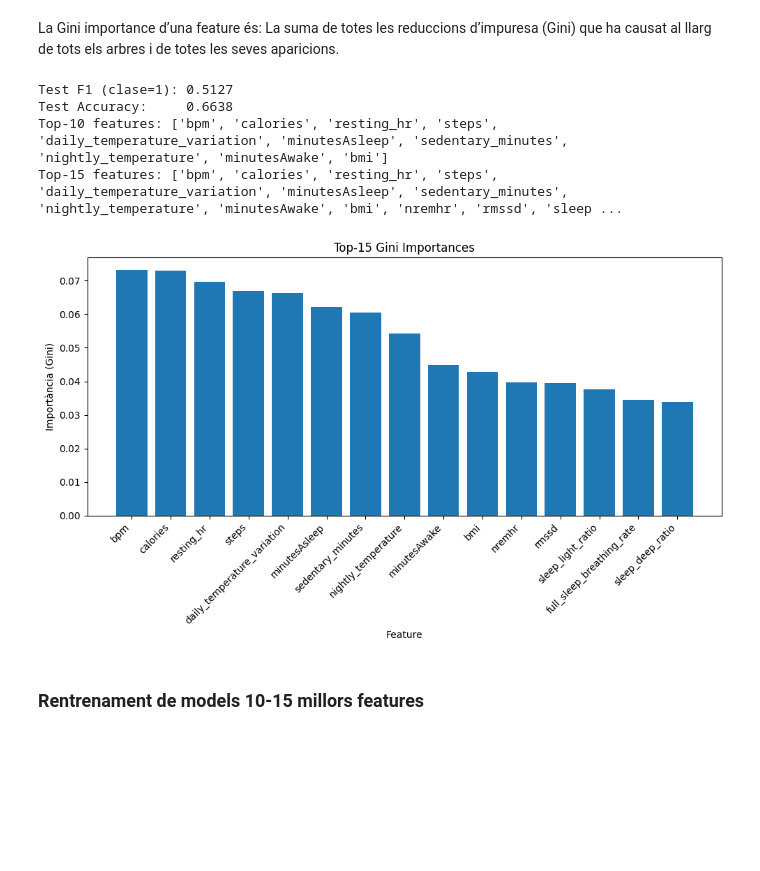
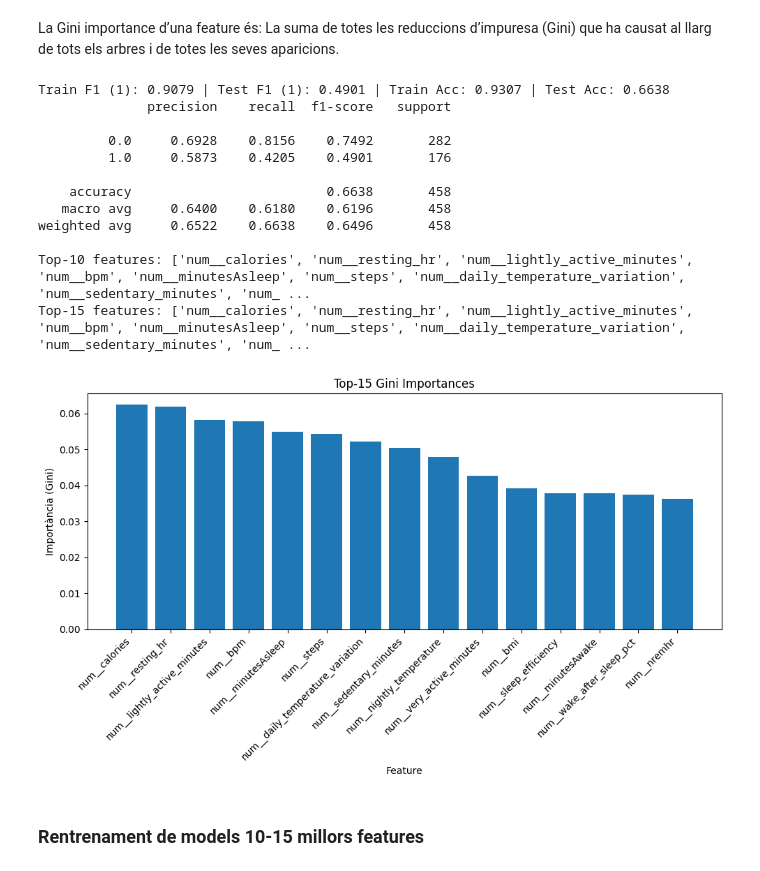
Before and after one commit to RogerDuran808/AI-Health-Assistant, a Jupyter notebook: notebooks/03_LifeSnaps_Preprocessing_Experiments.ipynb, the cells around one changed output. Cells and saved outputs as stored; diff of their text form; code cells hidden in the pictures; blank space fills up the shorter version.

```diff
--- a/notebooks/03_LifeSnaps_Preprocessing_Experiments.ipynb
+++ b/notebooks/03_LifeSnaps_Preprocessing_Experiments.ipynb
@@ -372,3 +279,8 @@ weighted avg       0.62      0.60      0.61       458
 # %%
-plot_learning_curve(reg_models["Logistic Regression"], X_train, y_train, "LogReg Learning Curve")
+plot_learning_curve(
+    "Logistic Regression",
+    reg_models,
+    X_train,
+    y_train
+    )
 # %% [output]
@@ -467,5 +373,10 @@ weighted avg       0.64      0.63      0.63       458
 # %%
 # Observem la corba d'aprenentatge:
 
-plot_learning_curve(base_models["RandomForest"], X_train, y_train, "RF Learning Curve - Random Forest")
+plot_learning_curve(
+    model_name,
+    base_models,
+    X_train,
+    y_train
+)
 # %% [output]
@@ -489,7 +400,6 @@ param_grid_rf = {
 }
 
 pipe_rf = ImbPipeline([
-    ("preprocessor", preprocessor),
     ("clf", RandomForestClassifier(class_weight="balanced", random_state=42, n_jobs=-1))
 ])
 
@@ -497,68 +407,60 @@ pipe_rf = ImbPipeline([
 best_est, y_train_pred, train_report, y_test_pred, test_report, best_params, best_score = train_models(
         X_train,
         y_train,
+        X_test,
+        y_test,
         pipe_rf,
-        param_grid_rf
+        param_grid_rf,
+        search_type='grid'
     )
 
 
-# Extracció dels noms de feature després del preproc
-preproc = best_est.named_steps["preprocessor"]
-cat_pipe = preproc.named_transformers_["cat"]
-ohe = cat_pipe.named_steps.get("onehot") or cat_pipe.named_steps.get("encode")
-
-ohe_names = ohe.get_feature_names_out(categorical_features)
-all_features = numerical_features + list(ohe_names)
+all_features = X_train.columns.tolist()
 
 # Importàncies Gini i agregació per feature “base”
 importances_raw = pd.Series(best_est.named_steps["clf"].feature_importances_,index=all_features)
 
 def base_name(feat):
-    # si la feature ve d'una codificació one-hot d'una cat_feature
-    for cat in categorical_features:
-        prefix = f"{cat}_"
-        if feat.startswith(prefix):
-            return cat
+    if feat.startswith("cat__") and "_" in feat[6:]:
+        return feat.rsplit("_", 1)[0]
     return feat
 
 agg_importances = (
-    importances_raw
-    .groupby(base_name)
-    .sum()
-    .sort_values(ascending=False)
+    importances_raw.groupby(base_name).sum().sort_values(ascending=False)
 )
-
-## Metriques rapides d'avaluacio
-f1_test = f1_score(y_test, y_test_pred, pos_label=1)
-acc_test = accuracy_score(y_test, y_test_pred)
-
-print(f"Test F1 (clase=1): {f1_test:.4f}")
-print(f"Test Accuracy:     {acc_test:.4f}")
 
 
 # Top-10 i Top-15 importàncies
 
 top10 = agg_importances.head(10).index.tolist()
 top15 = agg_importances.head(15).index.tolist()
 print("Top-10 features:", top10)
 print("Top-15 features:", top15)
 
 
 # Visualització de les Top-15 importàncies
 plt.figure(figsize=(10, 6))
 plt.bar(agg_importances.head(15).index, agg_importances.head(15).values)
 plt.xticks(rotation=45, ha="right")
 plt.title("Top-15 Gini Importances")
 plt.xlabel("Feature")
 plt.ylabel("Importància (Gini)")
 plt.tight_layout()
 plt.show()
 # %% [output]
-Test F1 (clase=1): 0.5127
-Test Accuracy:     0.6638
-Top-10 features: ['bpm', 'calories', 'resting_hr', 'steps', 'daily_temperature_variation', 'minutesAsleep', 'sedentary_minutes', 'nightly_temperature', 'minutesAwake', 'bmi']
-Top-15 features: ['bpm', 'calories', 'resting_hr', 'steps', 'daily_temperature_variation', 'minutesAsleep', 'sedentary_minutes', 'nightly_temperature', 'minutesAwake', 'bmi', 'nremhr', 'rmssd', 'sleep ...
+Train F1 (1): 0.9079 | Test F1 (1): 0.4901 | Train Acc: 0.9307 | Test Acc: 0.6638
+              precision    recall  f1-score   support
+
+         0.0     0.6928    0.8156    0.7492       282
+         1.0     0.5873    0.4205    0.4901       176
+
+    accuracy                         0.6638       458
+   macro avg     0.6400    0.6180    0.6196       458
+weighted avg     0.6522    0.6638    0.6496       458
+
+Top-10 features: ['num__calories', 'num__resting_hr', 'num__lightly_active_minutes', 'num__bpm', 'num__minutesAsleep', 'num__steps', 'num__daily_temperature_variation', 'num__sedentary_minutes', 'num_ ...
+Top-15 features: ['num__calories', 'num__resting_hr', 'num__lightly_active_minutes', 'num__bpm', 'num__minutesAsleep', 'num__steps', 'num__daily_temperature_variation', 'num__sedentary_minutes', 'num_ ...
-[figure, old version]
+[figure, new version]
 # %% [markdown]
 ### Rentrenament de models 10-15 millors features
 # %%
```
Also changed, not shown: parts of 24 cells of this notebook, 9 other files.
